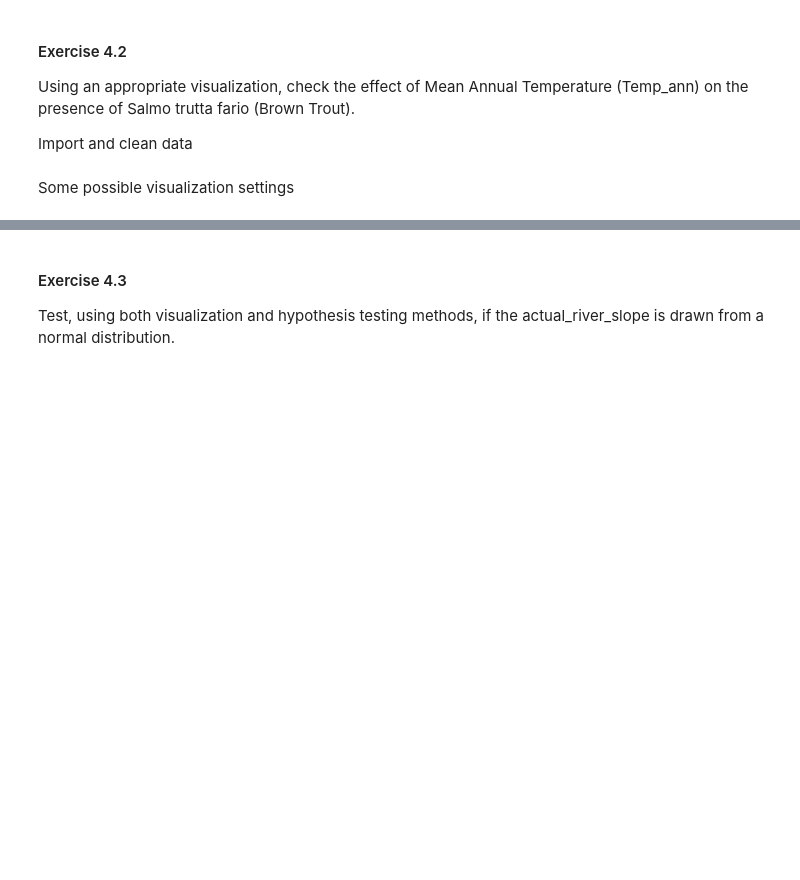
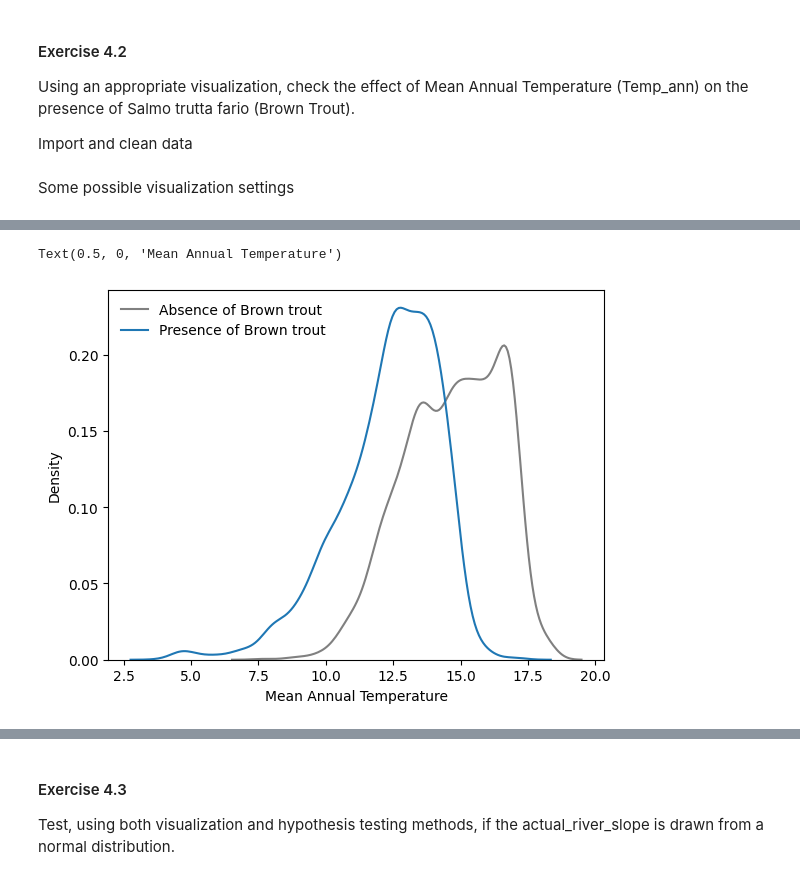
Before and after one commit to jfilipa1/greends-avcd, a Jupyter notebook: people/Vasco Florentino/class_4/Exercise4_correction.ipynb, the cells around one changed output, grey strips where cells are left out. Drawn from its saved outputs; the diff is of its cells as text; code cells hidden in the pictures; blank space fills up the shorter version.

```diff
--- a/people/Vasco Florentino/class_4/Exercise4_correction.ipynb
+++ b/people/Vasco Florentino/class_4/Exercise4_correction.ipynb
@@ -156,7 +213,10 @@ plt.xlabel('Mean Annual Temperature')
 # %%
-sns.kdeplot(data=df[df['Salmo trutta fario']==0], x='temp_ann', color='gray', fill=True, label="Absence of Brown trout")
-sns.kdeplot(data=df[df['Salmo trutta fario']==1], x='temp_ann', fill=True, label="Presence of Brown trout")
+sns.kdeplot(data=df[df['Salmo trutta fario']==0], x='temp_ann', color='gray', fill=False, label="Absence of Brown trout")
+sns.kdeplot(data=df[df['Salmo trutta fario']==1], x='temp_ann', fill=False, label="Presence of Brown trout")
 plt.legend(frameon=False, loc='upper left')
 plt.xlabel('Mean Annual Temperature')
+# %% [output]
+Text(0.5, 0, 'Mean Annual Temperature')
+[figure, added]
 # %%
 sns.violinplot(data=df, x='Salmo trutta fario', y='temp_ann')
```
Also changed, not shown: parts of 18 cells of this notebook, 5 other files.
